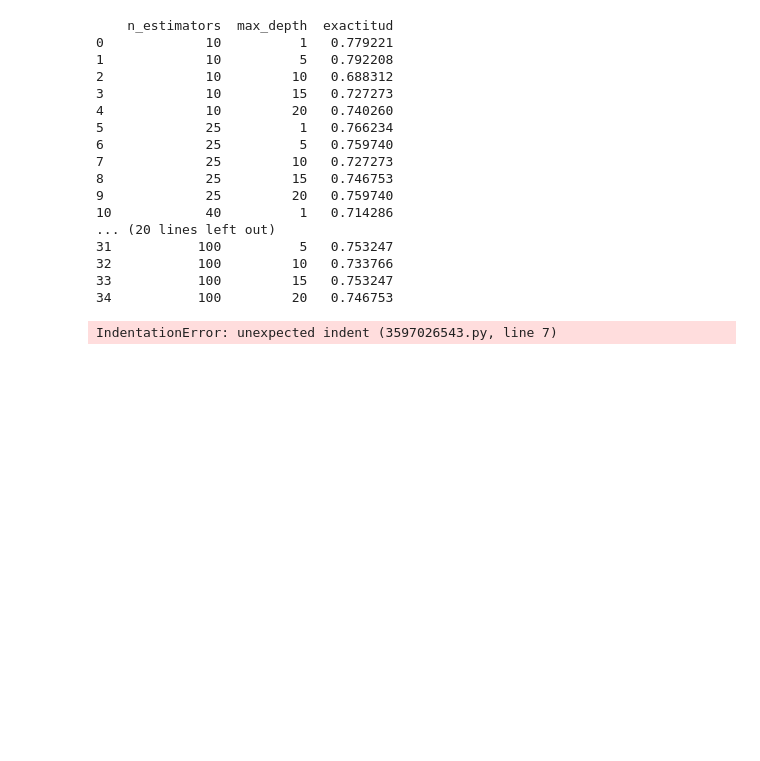
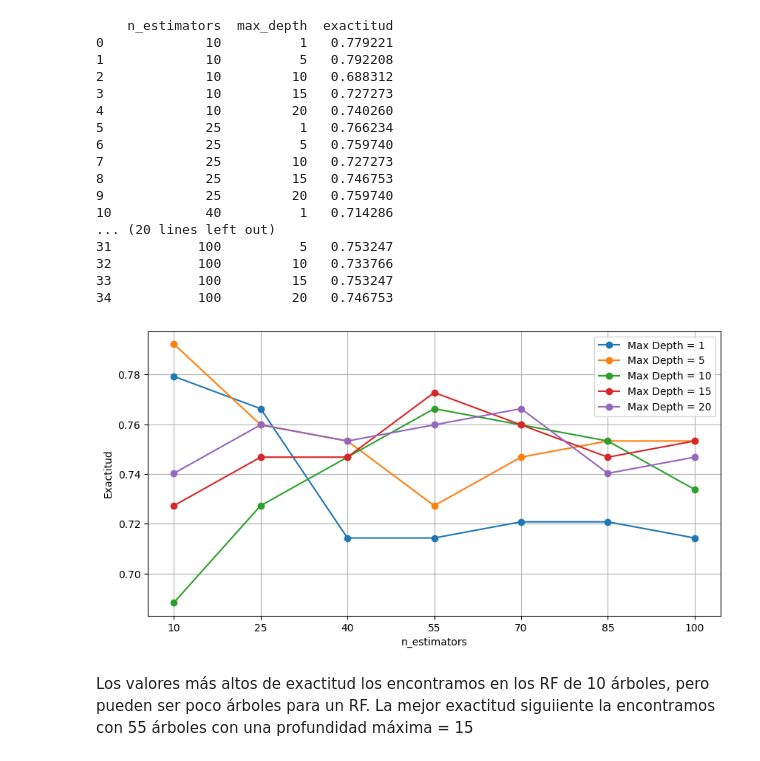
Before and after one commit to pdeleonsoria/RandomForest, a Jupyter notebook: src/explore.ipynb, the cells around one changed output. Drawn from its saved outputs; the diff is of its cells as text; code cells hidden in the pictures; blank space fills up the shorter version.

```diff
--- a/src/explore.ipynb
+++ b/src/explore.ipynb
@@ -74,21 +74,27 @@ print (resultados_df)´
 32           100         10   0.733766
 33           100         15   0.753247
 34           100         20   0.746753
-# %%
-#GRÁFICA
-
-plt.figure(figsize=(10, 6))
-
-# Graficar cada max_depth
-for max_depth in max_depth_valores:
-    subset = resultados_df[resultados_df['max_depth'] == max_depth]
-
-    plt.plot(subset['n_estimators'], subset['exactitud'], marker='o', label=f'Max Depth = {max_depth}')
-
-plt.xlabel("Árboles (n_estimators)")
-plt.ylabel("Exactitud")
-plt.legend()
-plt.grid()
-plt.show()
-# %% [output]
-IndentationError: unexpected indent (3597026543.py, line 7)
+# %%
+md1 = resultados_df[resultados_df["max_depth"] == 1]
+md5 = resultados_df[resultados_df["max_depth"] == 5]
+md10 = resultados_df[resultados_df["max_depth"] == 10]
+md15 = resultados_df[resultados_df["max_depth"] == 15]
+md20 = resultados_df[resultados_df["max_depth"] == 20]
+
+plt.figure(figsize=(10, 5))
+plt.plot(md1["n_estimators"], md1["exactitud"], marker="o", label="Max Depth = 1")
+plt.plot(md5["n_estimators"], md5["exactitud"], marker="o", label="Max Depth = 5")
+plt.plot(md10["n_estimators"], md10["exactitud"], marker="o", label="Max Depth = 10")
+plt.plot(md15["n_estimators"], md15["exactitud"], marker="o", label="Max Depth = 15")
+plt.plot(md20["n_estimators"], md20["exactitud"], marker="o", label="Max Depth = 20")
+
+plt.xticks(n_estimators_valores)
+plt.xlabel("n_estimators")
+plt.ylabel("Exactitud")
+plt.legend()
+plt.grid()
+plt.show()
+# %% [output]
+[figure, added]
+# %% [markdown]
+Los valores más altos de exactitud los encontramos en los RF de 10 árboles, pero pueden ser poco árboles para un RF. La mejor exactitud siguiiente la encontramos con 55 árboles con una profundidad máxima = 15
```
Also changed, not shown: parts of 3 cells of this notebook, 2 other files.
